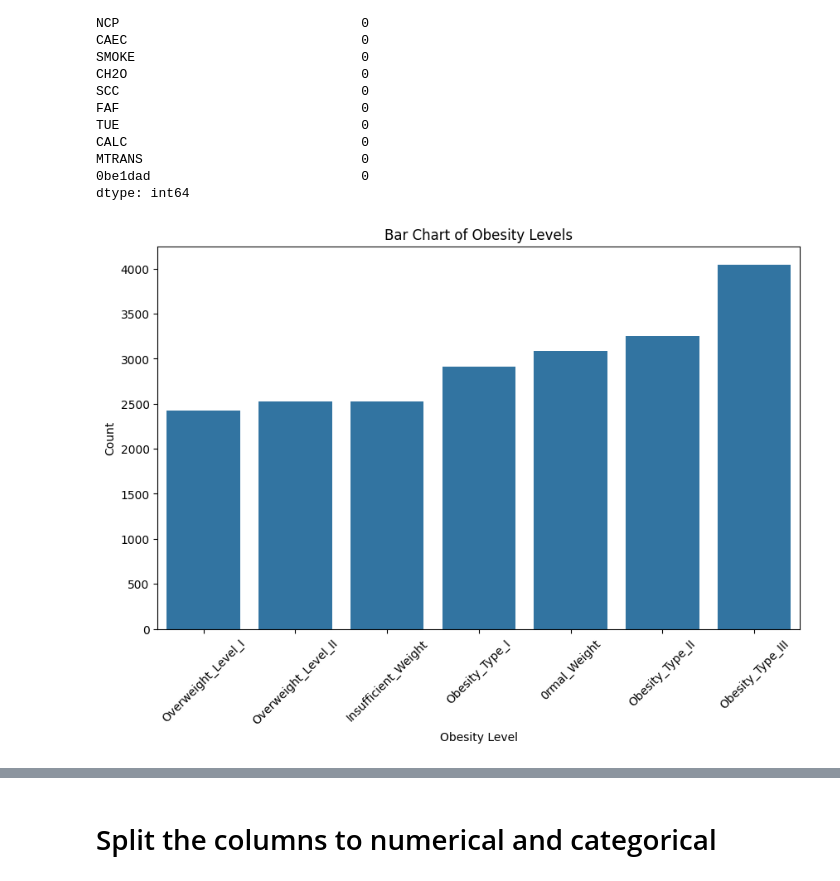
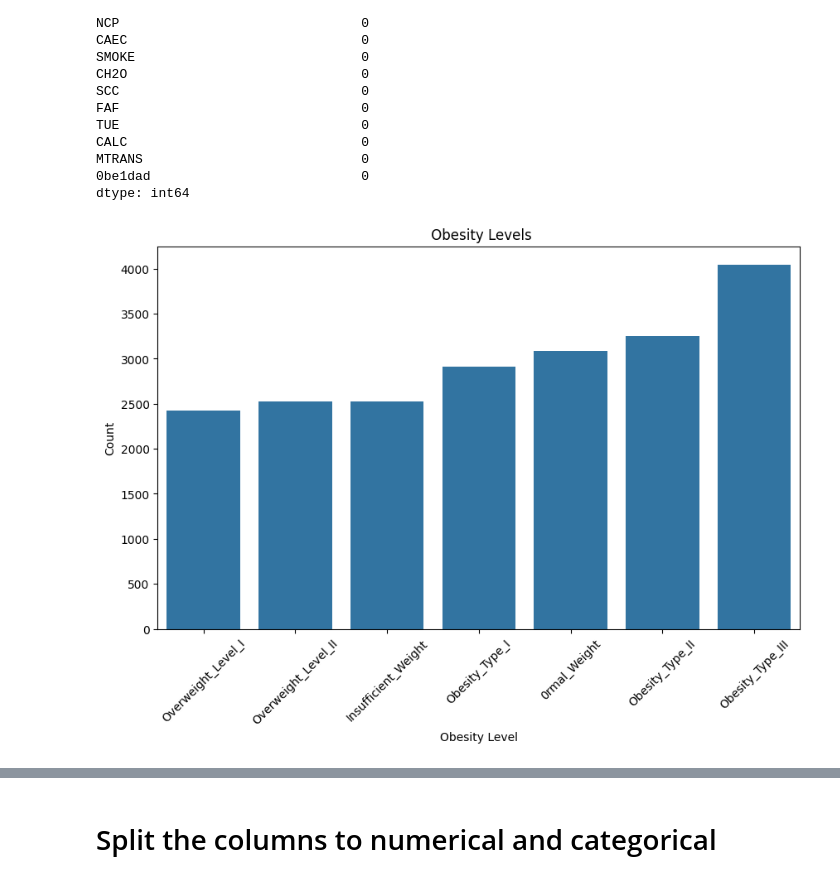
Before and after one commit to MoudiAlhazzaa/-Dataset-Selection-and-Neural-Network-Experimentation, a Jupyter notebook: Task6_T5_obesity.ipynb, the cells around one changed output, grey strips where cells are left out. Drawn from its saved outputs; the diff is of its cells as text; code cells hidden in the pictures.

```diff
--- a/Task6_T5_obesity.ipynb
+++ b/Task6_T5_obesity.ipynb
@@ -83,15 +111,14 @@ df.drop(columns=["id"],inplace=True)
 # %%
 df.rename(columns={"0be1dad": "obesity_level"}, inplace=True)
 sorted_data = df['obesity_level'].value_counts().sort_values()
 
 plt.figure(figsize=(10, 6))
 sns.countplot(x="obesity_level", data=df, order=sorted_data.index)
 plt.xticks(rotation=45)
 plt.xlabel('Obesity Level')
 plt.ylabel('Count')
-plt.title('Bar Chart of Obesity Levels')
-
+plt.title(' Obesity Levels')
 
 plt.show()
 # %% [output]
-[figure, old version]
+[figure, new version]
```
Also changed, not shown: parts of 24 cells of this notebook.
